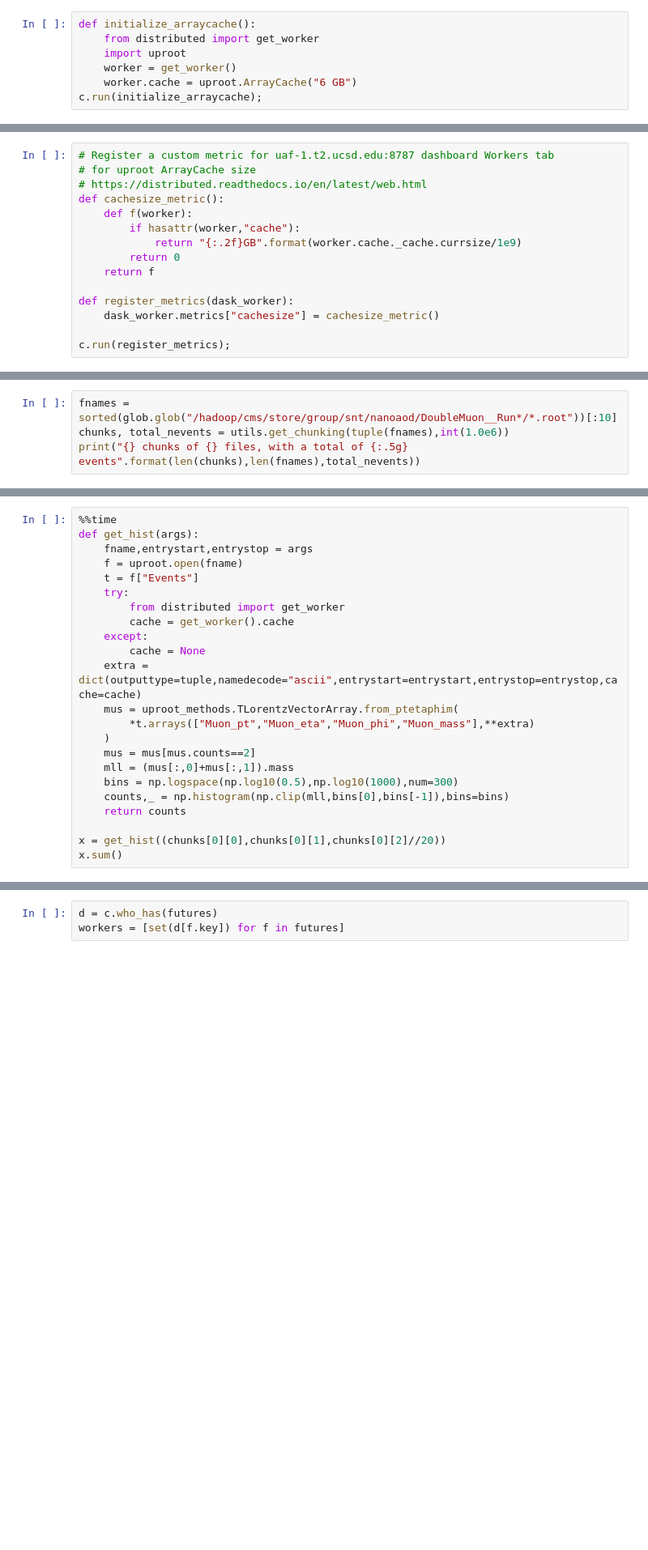
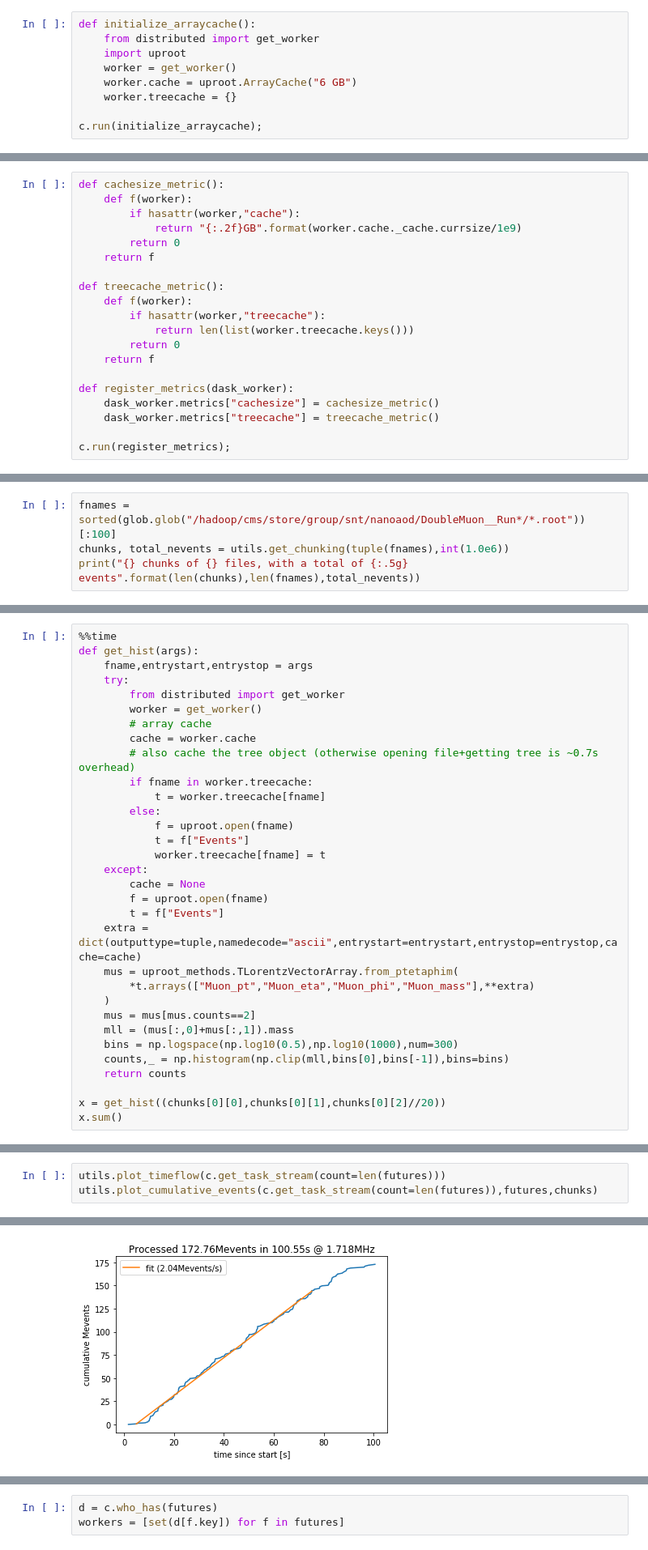
Before and after one commit to aminnj/daskucsd, a Jupyter notebook: notebooks/example.ipynb, the cells around one changed output, grey strips where cells are left out. Shown: that part at 81% size. Saved outputs shown, nothing was run; the diff lists cells and outputs as text; blank space fills up the shorter version.

```diff
--- a/notebooks/example.ipynb
+++ b/notebooks/example.ipynb
@@ -37,4 +42,6 @@ def initialize_arraycache():
     import uproot
     worker = get_worker()
     worker.cache = uproot.ArrayCache("6 GB")
+    worker.treecache = {}
+
 c.run(initialize_arraycache);
@@ -41,7 +52,4 @@ c.run(initialize_arraycache);
 # %%
-# Register a custom metric for uaf-1.t2.ucsd.edu:8787 dashboard Workers tab
-# for uproot ArrayCache size
-# https://distributed.readthedocs.io/en/latest/web.html
 def cachesize_metric():
     def f(worker):
         if hasattr(worker,"cache"):
@@ -49,8 +57,16 @@ def cachesize_metric():
         return 0
     return f
 
+def treecache_metric():
+    def f(worker):
+        if hasattr(worker,"treecache"):
+            return len(list(worker.treecache.keys()))
+        return 0
+    return f
+
 def register_metrics(dask_worker):
     dask_worker.metrics["cachesize"] = cachesize_metric()
+    dask_worker.metrics["treecache"] = treecache_metric()
 
 c.run(register_metrics);
 # %%
@@ -63,6 +79,6 @@ Wall time: 139 ms
 (100,)
 # %%
-fnames = sorted(glob.glob("/hadoop/cms/store/group/snt/nanoaod/DoubleMuon__Run*/*.root"))[:10]
+fnames = sorted(glob.glob("/hadoop/cms/store/group/snt/nanoaod/DoubleMuon__Run*/*.root"))[:100]
 chunks, total_nevents = utils.get_chunking(tuple(fnames),int(1.0e6))
 print("{} chunks of {} files, with a total of {:.5g} events".format(len(chunks),len(fnames),total_nevents))
 # %% [output]
@@ -71,13 +87,22 @@ print("{} chunks of {} files, with a total of {:.5g} events".format(len(chunks),
 %%time
 def get_hist(args):
     fname,entrystart,entrystop = args
-    f = uproot.open(fname)
-    t = f["Events"]
     try:
         from distributed import get_worker
-        cache = get_worker().cache
+        worker = get_worker()
+        # array cache
+        cache = worker.cache
+        # also cache the tree object (otherwise opening file+getting tree is ~0.7s overhead)
+        if fname in worker.treecache:
+            t = worker.treecache[fname]
+        else:
+            f = uproot.open(fname)
+            t = f["Events"]
+            worker.treecache[fname] = t
     except:
         cache = None
+        f = uproot.open(fname)
+        t = f["Events"]
     extra = dict(outputtype=tuple,namedecode="ascii",entrystart=entrystart,entrystop=entrystop,cache=cache)
     mus = uproot_methods.TLorentzVectorArray.from_ptetaphim(
         *t.arrays(["Muon_pt","Muon_eta","Muon_phi","Muon_mass"],**extra)
@@ -105,0 +136,4 @@ Wall time: 1min 35s
+# %%
+utils.plot_timeflow(c.get_task_stream(count=len(futures)))
+utils.plot_cumulative_events(c.get_task_stream(count=len(futures)),futures,chunks)
+# %% [output]
@@ -105,0 +142 @@ Wall time: 1min 35s
+[figure, added]
```
Also changed, not shown: parts of 20 cells of this notebook, 7 other files.
